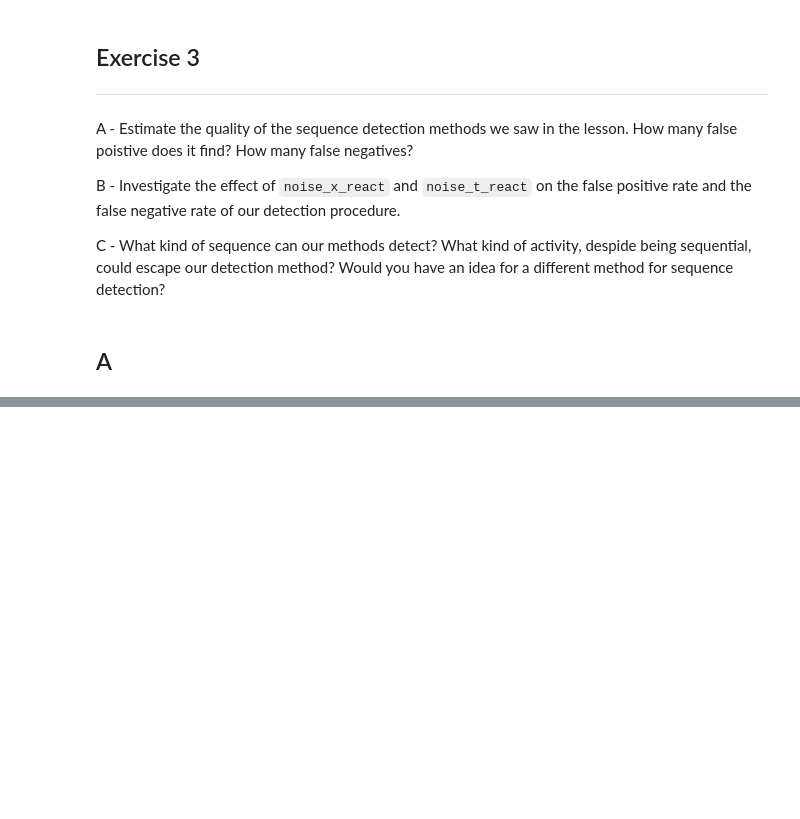
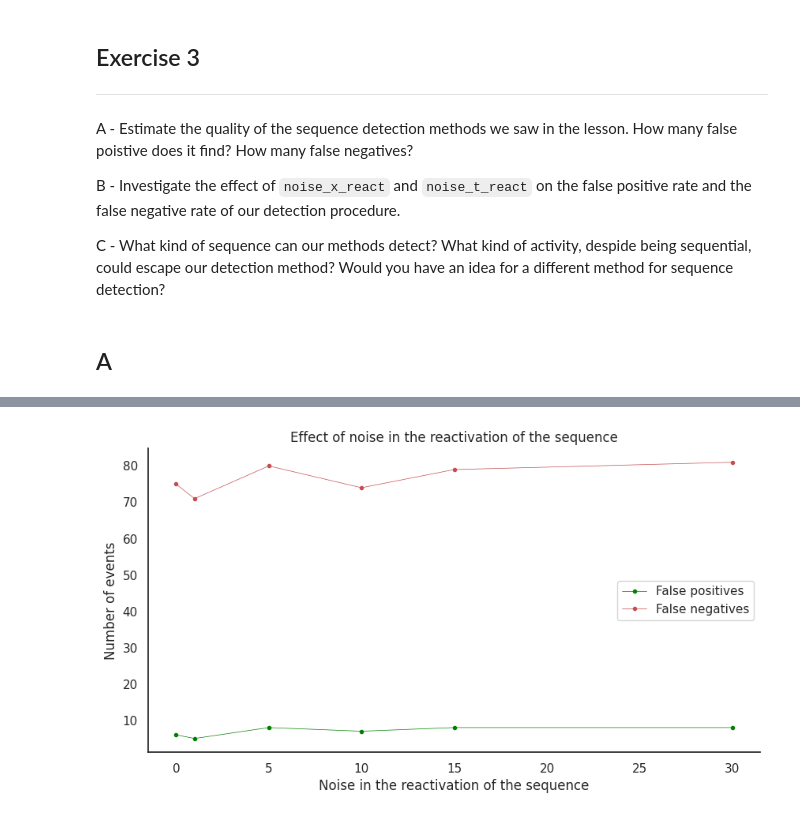
Before and after one commit to irenetiem/population-methods-IT, a Jupyter notebook: 01-bayes-decoding/exercises.ipynb, the cells around one changed output, grey strips where cells are left out. Drawn from its saved outputs; the diff is of its cells as text; code cells hidden in the pictures; blank space fills up the shorter version.

```diff
--- a/01-bayes-decoding/exercises.ipynb
+++ b/01-bayes-decoding/exercises.ipynb
@@ -563,0 +735,26 @@ for event in range(n_events):
+# %%
+# gen_data(noise_x_react = 5, noise_t_react = 5,
+
+noise_x_react_values = np.array([0, 1, 5, 10, 15, 30])
+noise_t_react_values = np.array([0, 1, 5, 10, 15, 30])
+
+pn_x = np.zeros((2, len(noise_x_react_values)))
+pn_t = np.zeros((2, len(noise_t_react_values)))
+
+# first x valies
+for i, noise_x_react in enumerate(noise_x_react_values):
+  reactivation_pvalues = gen_data(noise_x_react = noise_x_react)
+  num_false_pos, num_false_neg = find_false_pos_neg(reactivation_pvalues)
+
+  pn_x[0, i] = num_false_pos
+  pn_x[1, i] = num_false_neg
+# %%
+plt.plot(noise_x_react_values, pn_x[0, :], label='False positives', marker = '.', linewidth = 0.5, color = 'green')
+plt.plot(noise_x_react_values, pn_x[1, :], label='False negatives', marker = '.', linewidth = 0.5, color = 'r')
+plt.xlabel('Noise in the reactivation of the sequence')
+plt.ylabel('Number of events')
+plt.legend()
+plt.title('Effect of noise in the reactivation of the sequence')
+plt.show()
+# %% [output]
+[figure, added]
```
Also changed, not shown: parts of 21 cells of this notebook.
